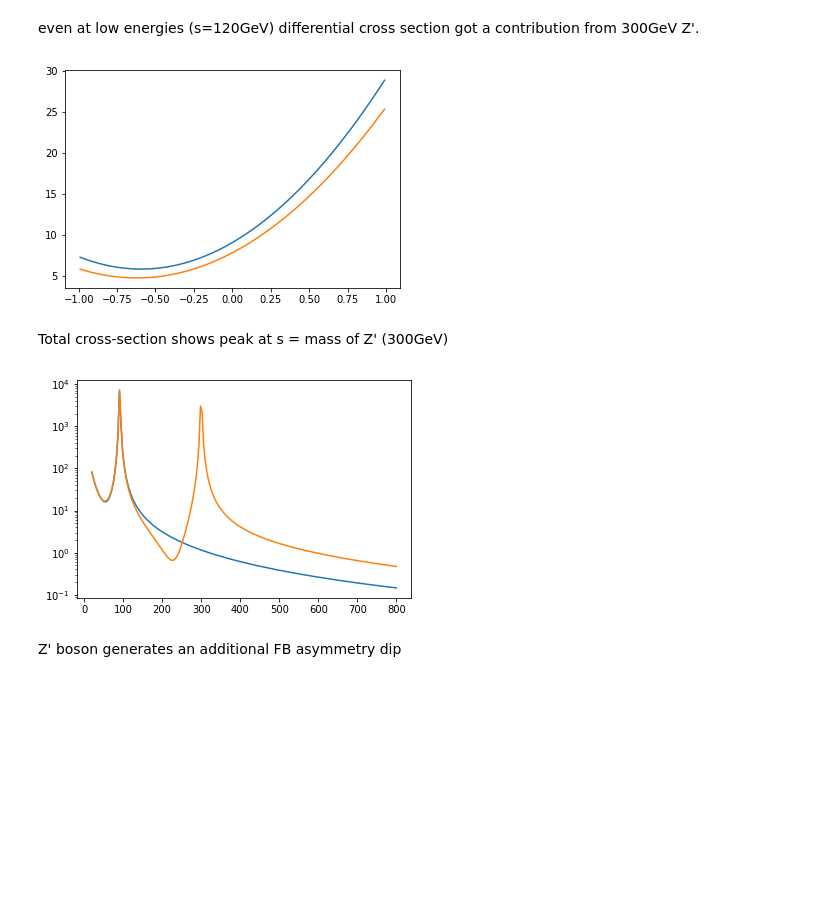
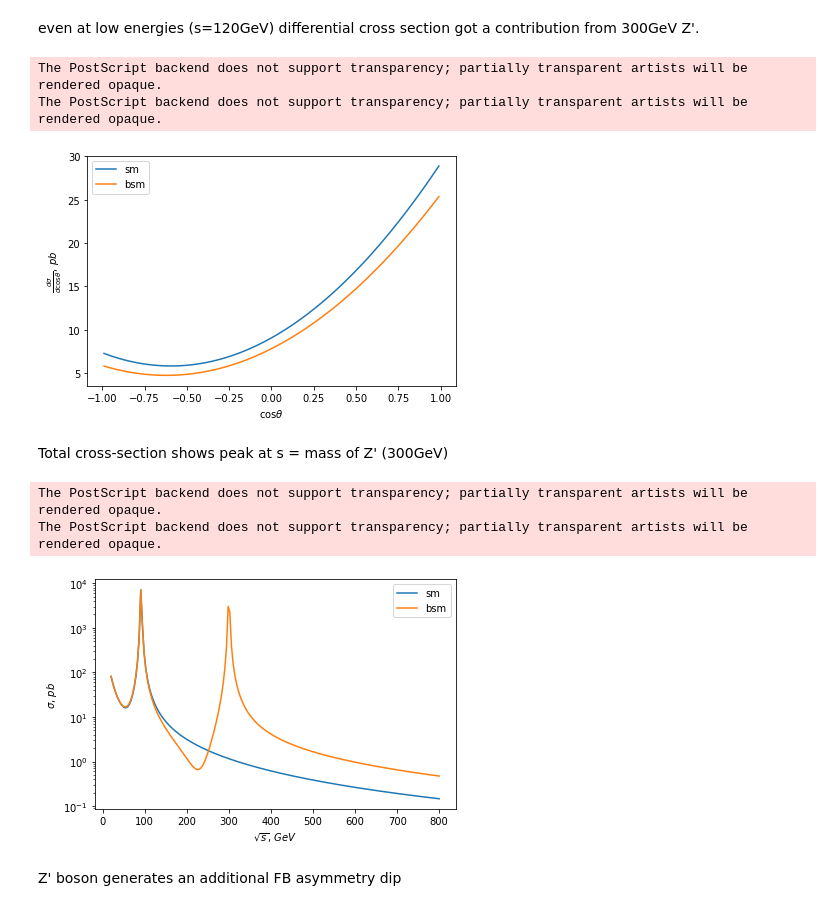
Before and after one commit to vindex10/rbpp-projects, a Jupyter notebook: project1/scattering/visualize.ipynb, the cells around one changed output. Drawn from its saved outputs; the diff is of its cells as text; code cells hidden in the pictures; blank space fills up the shorter version.

```diff
--- a/project1/scattering/visualize.ipynb
+++ b/project1/scattering/visualize.ipynb
@@ -5,6 +5,8 @@ from pathlib import Path
 
 import numpy as np
 import matplotlib.pyplot as plt
+import matplotlib
+matplotlib.rcParams.update({'figure.autolayout': True})
 # %% [markdown]
 load data
 # %%
@@ -354,5 +515,5 @@ def show_contrib_fbasym(fig, ax):
     fig.savefig(plots_dir/"fbasym_contrib.eps")
 # %%
-fig, ax = plt.subplots(2)
+fig, ax = plt.subplots(2, sharex=True)
 show_contrib_fbasym(fig, ax)
 # %% [output]
@@ -365,8 +528,10 @@ totcrsc_zprime = np.genfromtxt(data_dir/"totcrsc_zprime.dat", dtype=np.float64)
 fbasym_zprime = np.genfromtxt(data_dir/"fbasym_zprime.dat", dtype=np.float64)
 # %%
 def compare_two(fig, ax, a, b, alias, log=False):
-    ax.plot(*a.T)
-    ax.plot(*b.T)
+    lines = {}
+    lines["sm"], = ax.plot(*a.T)
+    lines["bsm"], = ax.plot(*b.T)
+    ax.legend(lines.values(), lines)
     if log:
         ax.set_yscale("log")
     if alias is not None:
@@ -375,16 +540,24 @@ def compare_two(fig, ax, a, b, alias, log=False):
 even at low energies (s=120GeV) differential cross section got a contribution from 300GeV Z'.
 # %%
 fig, ax = plt.subplots()
+ax.set_xlabel(r"$\cos{\theta}$")
+ax.set_ylabel(r"$\frac{d \sigma}{d \cos{\theta}}$, $pb$")
 compare_two(fig, ax, dcrsc_cos, dcrsc_cos_zprime, "dcrsc_cos_zprime")
 # %% [output]
+The PostScript backend does not support transparency; partially transparent artists will be rendered opaque.
+The PostScript backend does not support transparency; partially transparent artists will be rendered opaque.
-[figure, old version]
+[figure, new version]
 # %% [markdown]
 Total cross-section shows peak at s = mass of Z' (300GeV)
 # %%
 fig, ax = plt.subplots()
+ax.set_xlabel(r"$\sqrt{s}$, $GeV$")
+ax.set_ylabel(r"$\sigma$, $pb$")
 compare_two(fig, ax, totcrsc_wide, totcrsc_zprime, "totcrsc_zprime", log=True)
 # %% [output]
+The PostScript backend does not support transparency; partially transparent artists will be rendered opaque.
+The PostScript backend does not support transparency; partially transparent artists will be rendered opaque.
-[figure, old version]
+[figure, new version]
 # %% [markdown]
 Z' boson generates an additional FB asymmetry dip
 # %%
```
Also changed, not shown: parts of 27 cells of this notebook, 7 other files.
